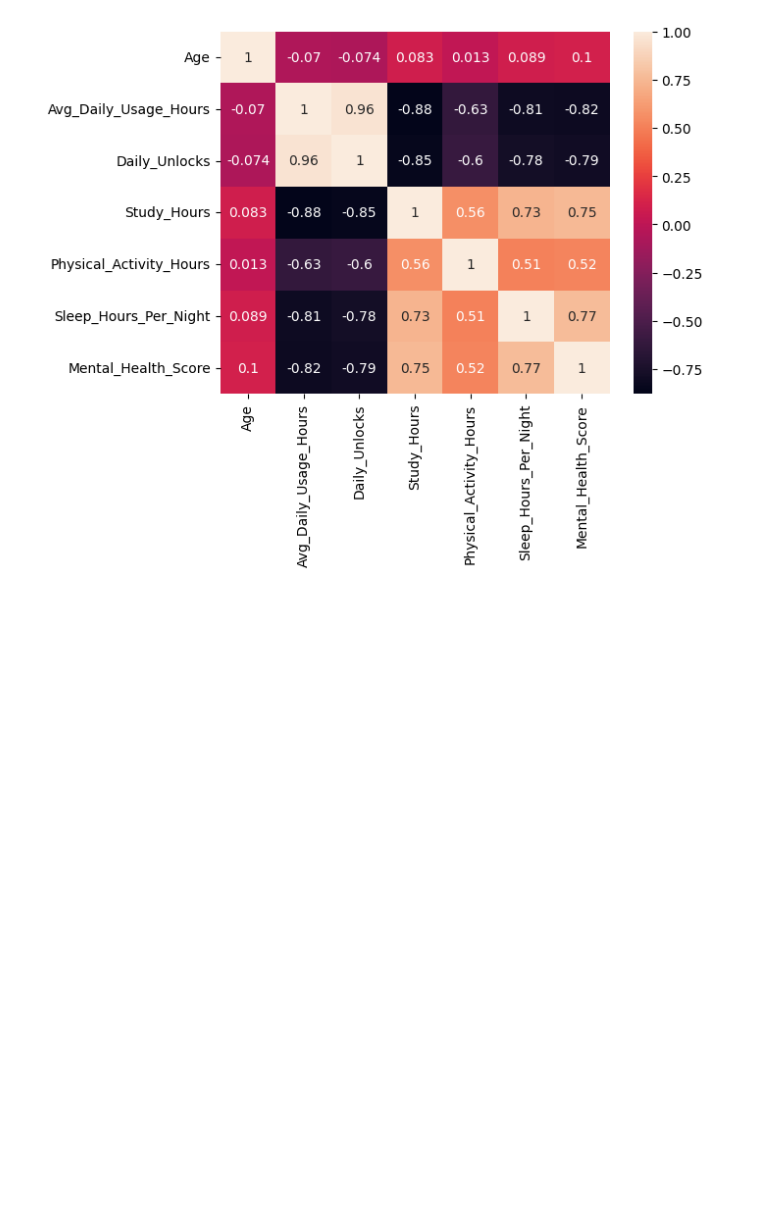
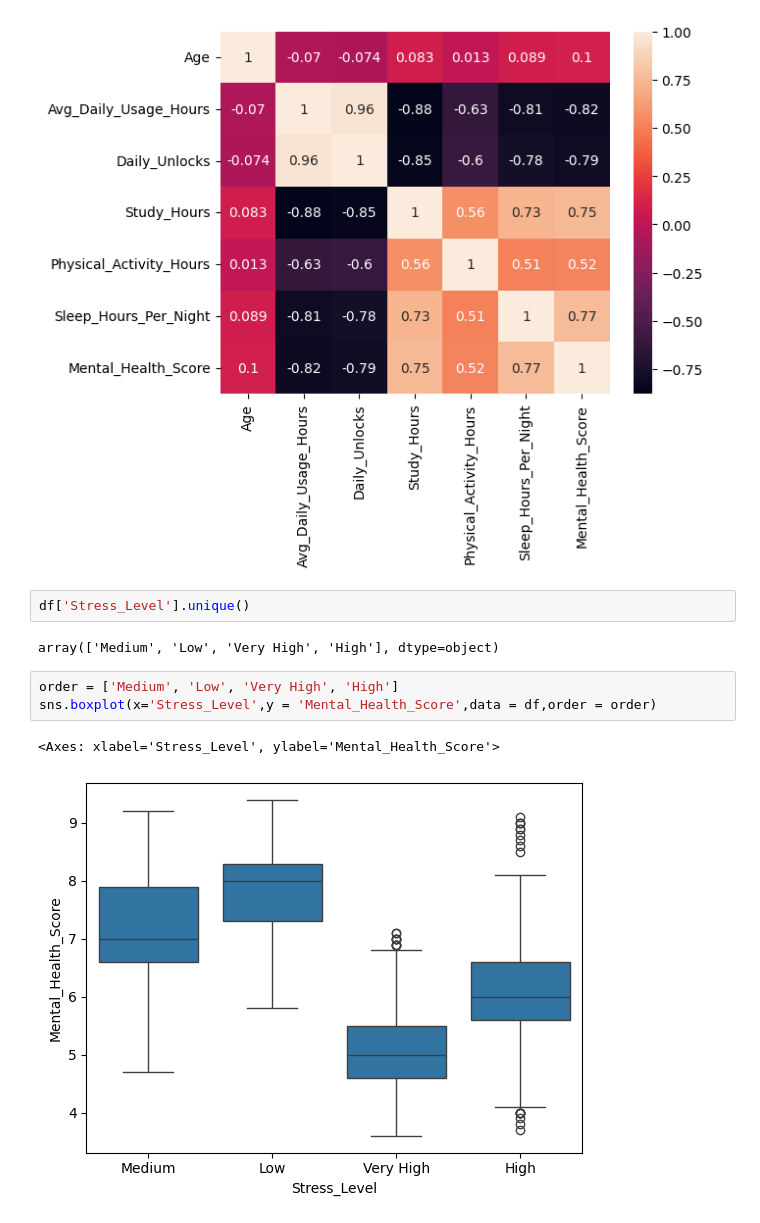
Before and after one commit to Sarthak-Rajvaidya/Mental_Health_Score, a Jupyter notebook: ML_Project_mental_health_score.ipynb, the cells around one changed output. Cells and saved outputs as stored; diff of their text form; blank space fills up the shorter version.

Commit message:
Extend EDA with feature relationship analysis and heatmaps

```diff
--- a/ML_Project_mental_health_score.ipynb
+++ b/ML_Project_mental_health_score.ipynb
@@ -107,3 +107,13 @@ sns.heatmap(df.corr(numeric_only=True),annot=True)
 # %% [output]
 <Axes: >
 [figure]
+# %%
+df['Stress_Level'].unique()
+# %% [output]
+array(['Medium', 'Low', 'Very High', 'High'], dtype=object)
+# %%
+order = ['Medium', 'Low', 'Very High', 'High']
+sns.boxplot(x='Stress_Level',y = 'Mental_Health_Score',data = df,order = order)
+# %% [output]
+<Axes: xlabel='Stress_Level', ylabel='Mental_Health_Score'>
+[figure, added]
```
Also changed, not shown: parts of 5 cells of this notebook.
